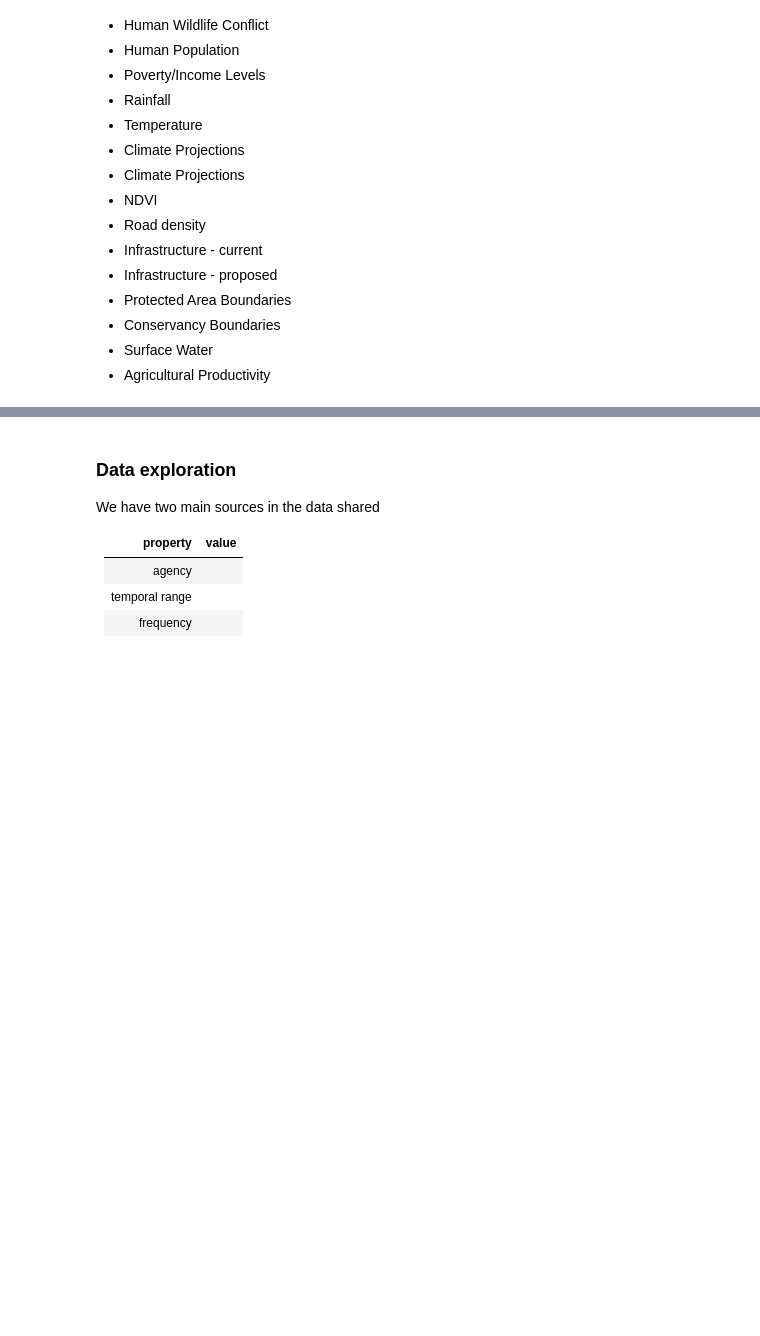
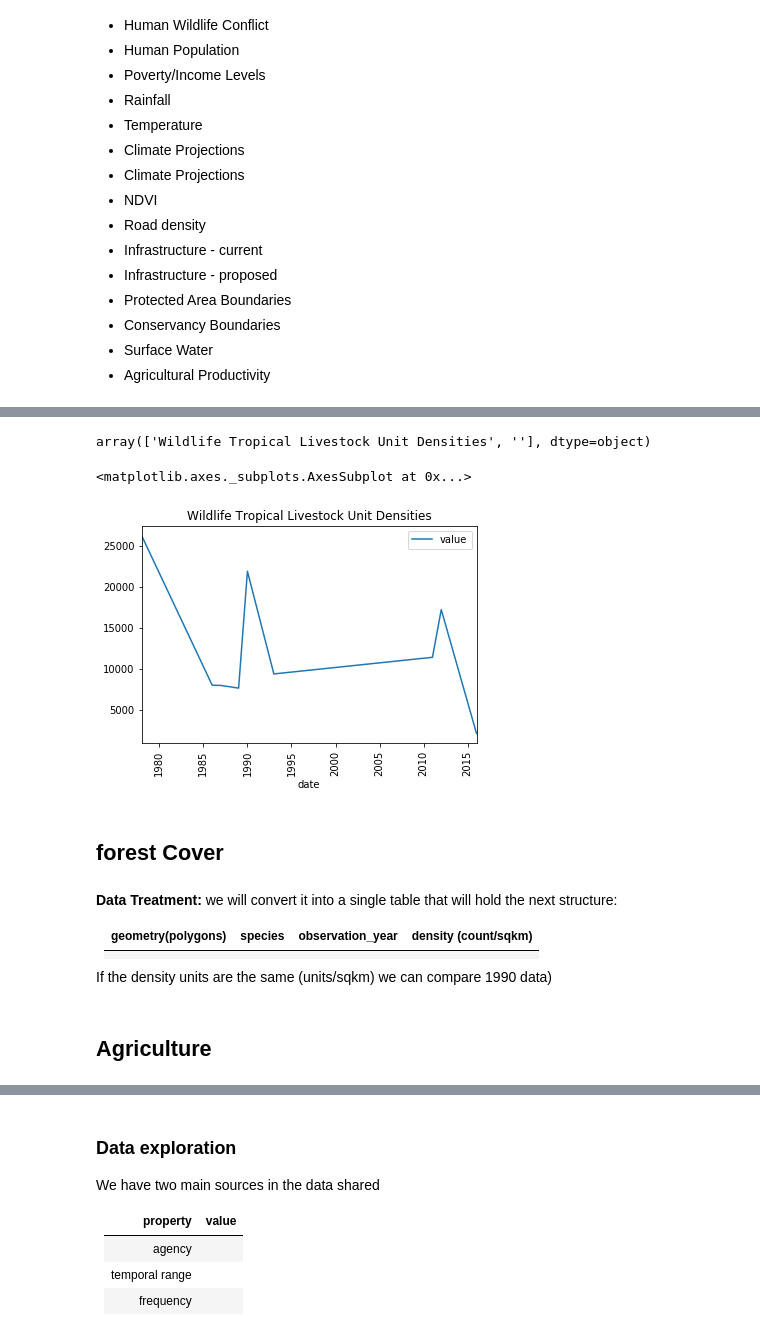
Before and after one commit to Vizzuality/notebooks, a Jupyter notebook: Kenia-dashboard/dashboard-exploration.ipynb, the cells around one changed output, grey strips where cells are left out. Saved outputs shown, nothing was run; the diff lists cells and outputs as text; code cells hidden in the pictures; blank space fills up the shorter version.

```diff
--- a/Kenia-dashboard/dashboard-exploration.ipynb
+++ b/Kenia-dashboard/dashboard-exploration.ipynb
@@ -57,0 +175,4 @@ os.listdir(('/Users/alicia/Projects/jupyter-geotools-alpine/work/'+'data/keniaDa
+# %%
+data = get_api_call("select * from indicators_livestock_by_county where county_id = 'Narok' order by date asc")
+print(data.shape)
+data.head(2)
@@ -57,0 +184,20 @@ os.listdir(('/Users/alicia/Projects/jupyter-geotools-alpine/work/'+'data/keniaDa
+# %%
+data.category.unique()
+# %% [output]
+array(['Wildlife Tropical Livestock Unit Densities', ''], dtype=object)
+# %%
+display(data.sort_values('date').plot(x='date', y='value',rot=90,title=data.category.unique()[0]));
+# %% [output]
+<matplotlib.axes._subplots.AxesSubplot at 0x...>
+[figure, added]
+# %% [markdown]
+## forest Cover
+# %% [markdown]
+**Data Treatment:** we will convert it into a single table that will hold the next structure:
+
+|geometry(polygons)|species|observation_year|density (count/sqkm)|
+|------------------|-------|----------------|--------------------|
+|||||
+
+
+If the density units are the same (units/sqkm) we can compare 1990 data)
@@ -57,0 +215,2 @@ os.listdir(('/Users/alicia/Projects/jupyter-geotools-alpine/work/'+'data/keniaDa
+# %% [markdown]
+## Agriculture
```
Also changed, not shown: parts of 40 cells of this notebook.
